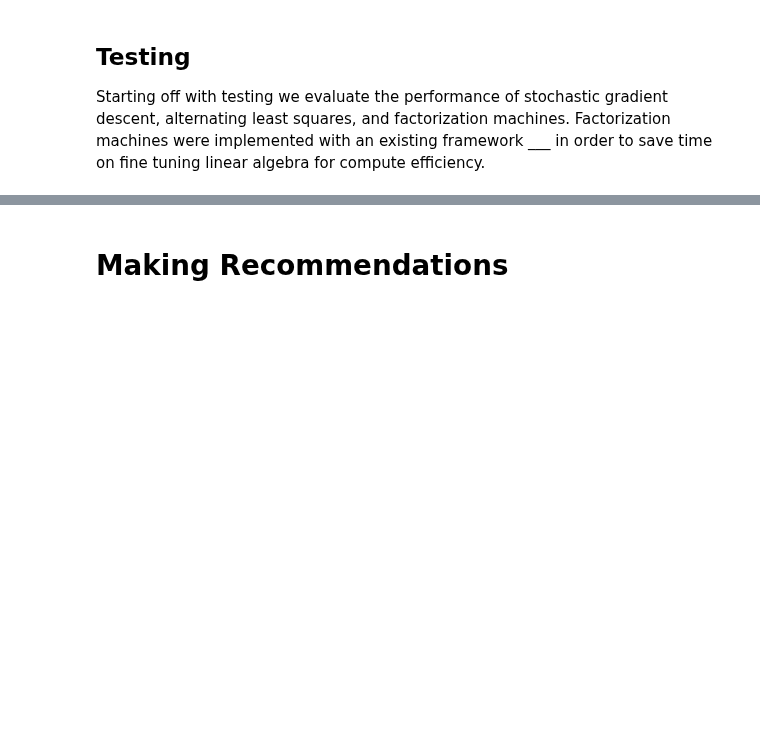
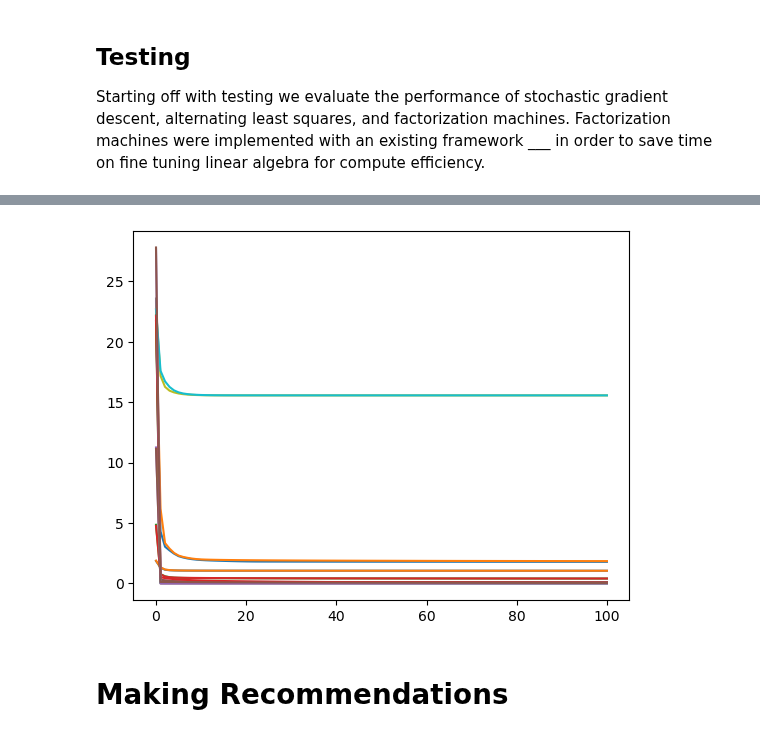
Before and after one commit to nicholas-rf/RecommenderProject, a Jupyter notebook: Modelling/model_report.ipynb, the cells around one changed output, grey strips where cells are left out. Cells and saved outputs as stored; diff of their text form; code cells hidden in the pictures; blank space fills up the shorter version.

```diff
--- a/Modelling/model_report.ipynb
+++ b/Modelling/model_report.ipynb
@@ -264,3 +385,8 @@ Starting off with testing we evaluate the performance of stochastic gradient des
+# %%
+for index, row in ALS_output.iterrows():
+    plt.plot(row['RMSE'], label=f'Line {index}')
+# %% [output]
+[figure, added]
 # %% [markdown]
 # Making Recommendations
 # %% [markdown]
```
Also changed, not shown: parts of 35 cells of this notebook, 9 other files.
